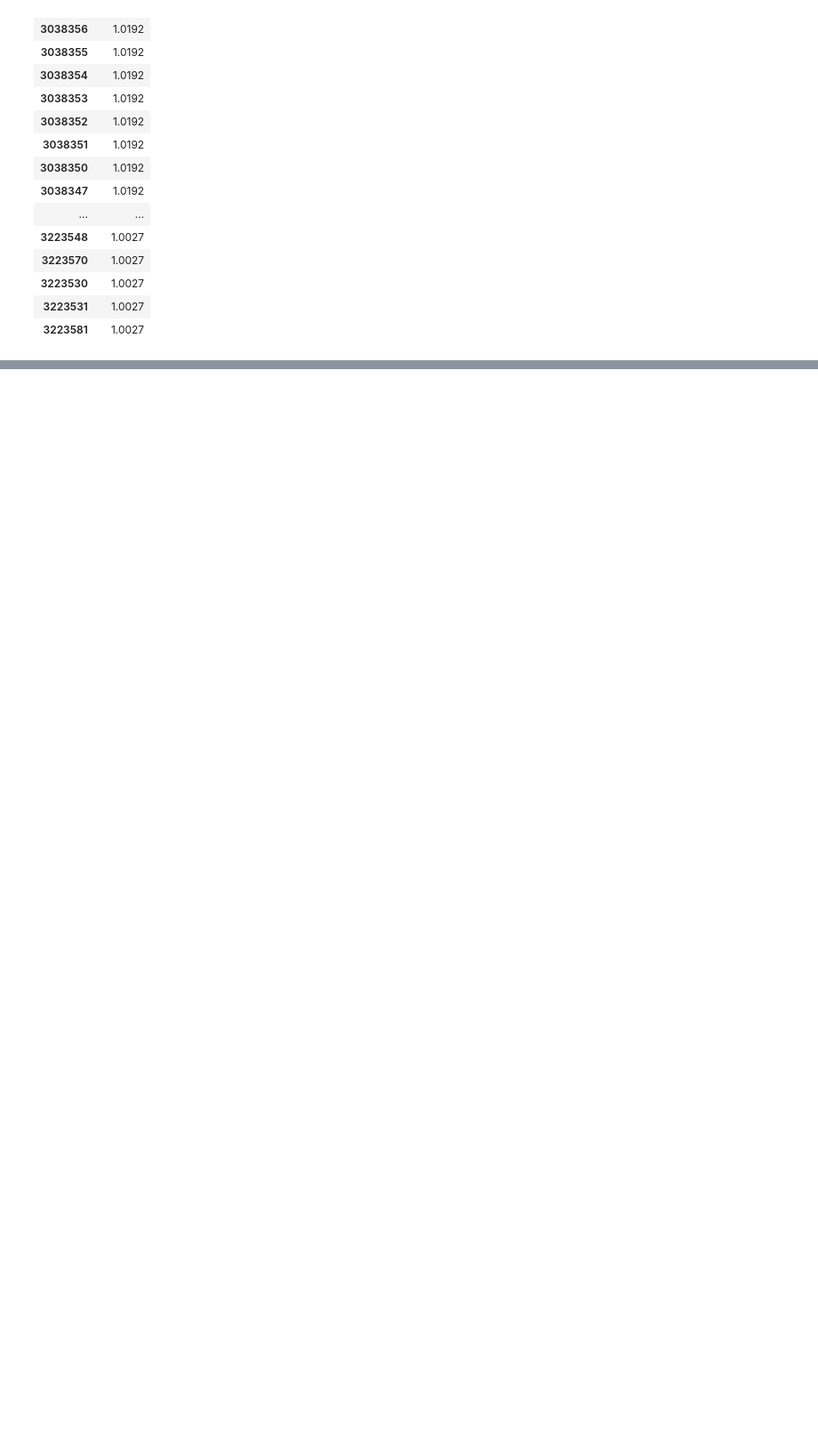
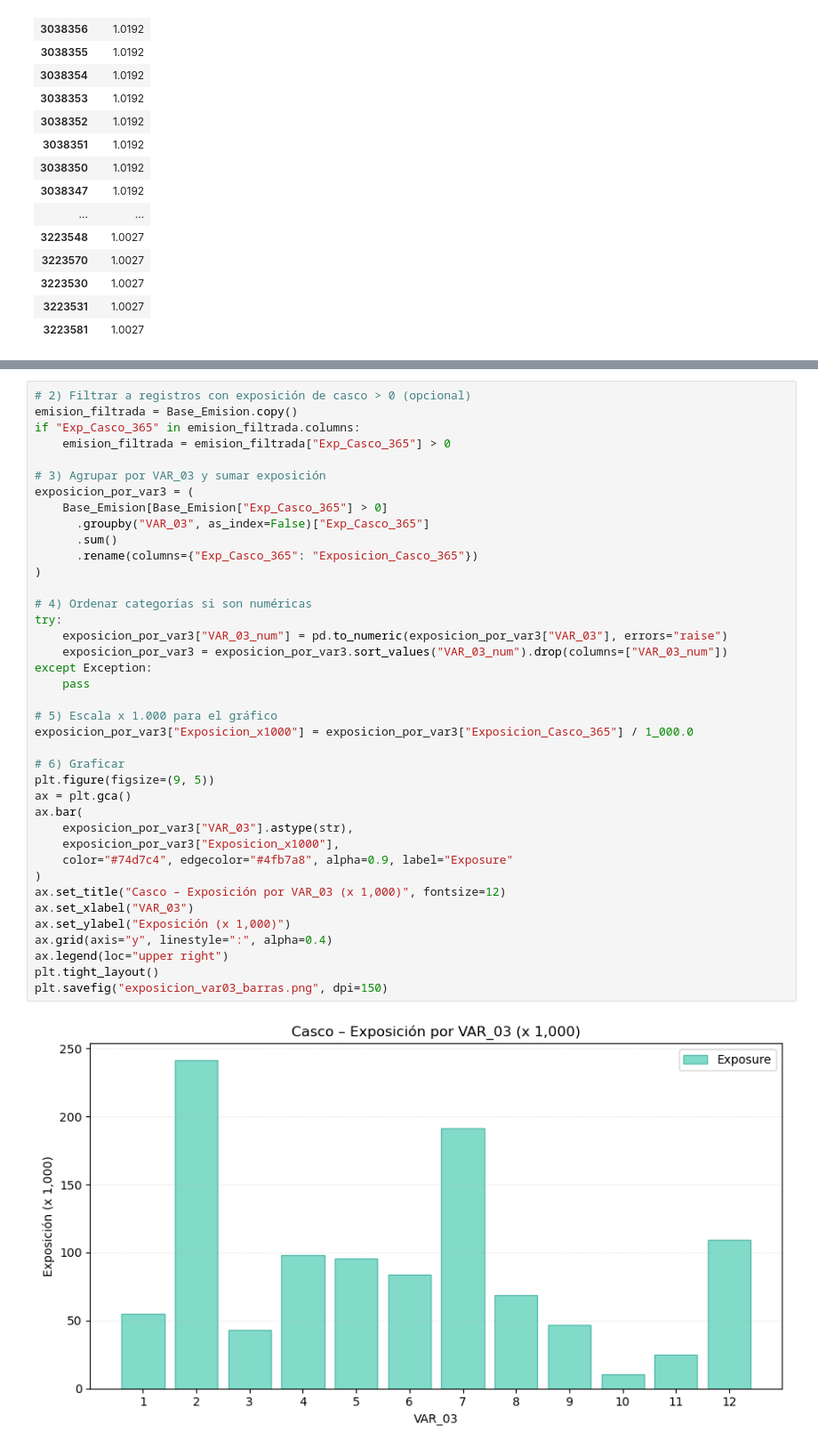
Before and after one commit to sebcalcagno/git-github.com-sebcalcagno-TesinaCienciaDatos, a Jupyter notebook: Etapa-3 BaseEmision.ipynb, the cells around one changed output, grey strips where cells are left out. Shown at 89% size. Cells and saved outputs as stored; diff of their text form; blank space fills up the shorter version.

```diff
--- a/Etapa-3 BaseEmision.ipynb
+++ b/Etapa-3 BaseEmision.ipynb
@@ -394,0 +419,41 @@ for c in cols:
+# %%
+# 2) Filtrar a registros con exposición de casco > 0 (opcional)
+emision_filtrada = Base_Emision.copy()
+if "Exp_Casco_365" in emision_filtrada.columns:
+    emision_filtrada = emision_filtrada["Exp_Casco_365"] > 0
+
+# 3) Agrupar por VAR_03 y sumar exposición
+exposicion_por_var3 = (
+    Base_Emision[Base_Emision["Exp_Casco_365"] > 0]
+      .groupby("VAR_03", as_index=False)["Exp_Casco_365"]
+      .sum()
+      .rename(columns={"Exp_Casco_365": "Exposicion_Casco_365"})
+)
+
+# 4) Ordenar categorías si son numéricas
+try:
+    exposicion_por_var3["VAR_03_num"] = pd.to_numeric(exposicion_por_var3["VAR_03"], errors="raise")
+    exposicion_por_var3 = exposicion_por_var3.sort_values("VAR_03_num").drop(columns=["VAR_03_num"])
+except Exception:
+    pass
+
+# 5) Escala x 1.000 para el gráfico
+exposicion_por_var3["Exposicion_x1000"] = exposicion_por_var3["Exposicion_Casco_365"] / 1_000.0
+
+# 6) Graficar
+plt.figure(figsize=(9, 5))
+ax = plt.gca()
+ax.bar(
+    exposicion_por_var3["VAR_03"].astype(str),
+    exposicion_por_var3["Exposicion_x1000"],
+    color="#74d7c4", edgecolor="#4fb7a8", alpha=0.9, label="Exposure"
+)
+ax.set_title("Casco – Exposición por VAR_03 (x 1,000)", fontsize=12)
+ax.set_xlabel("VAR_03")
+ax.set_ylabel("Exposición (x 1,000)")
+ax.grid(axis="y", linestyle=":", alpha=0.4)
+ax.legend(loc="upper right")
+plt.tight_layout()
+plt.savefig("exposicion_var03_barras.png", dpi=150)
+# %% [output]
+[figure, added]
```
Also changed, not shown: parts of 9 cells of this notebook, 3 other files.
